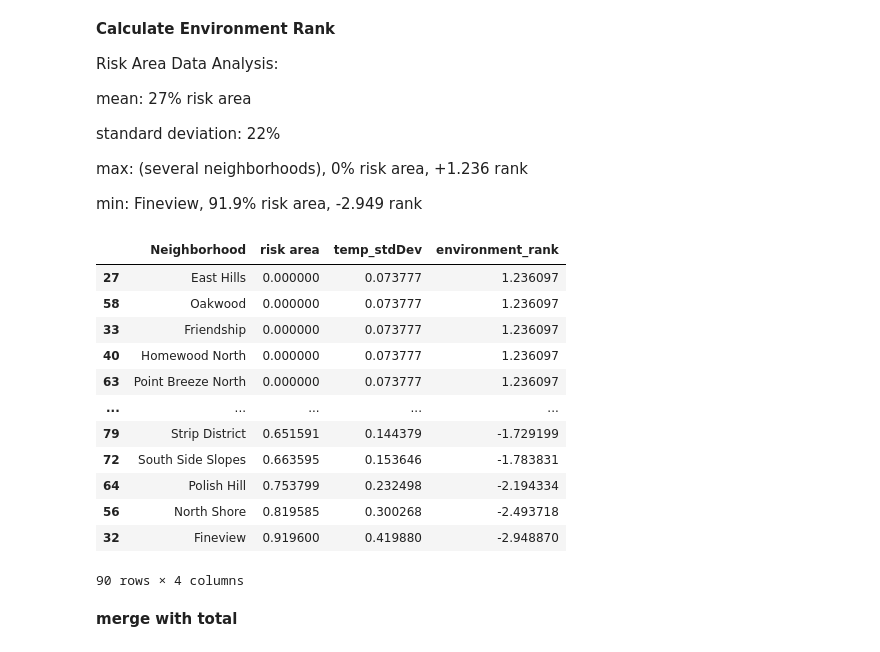
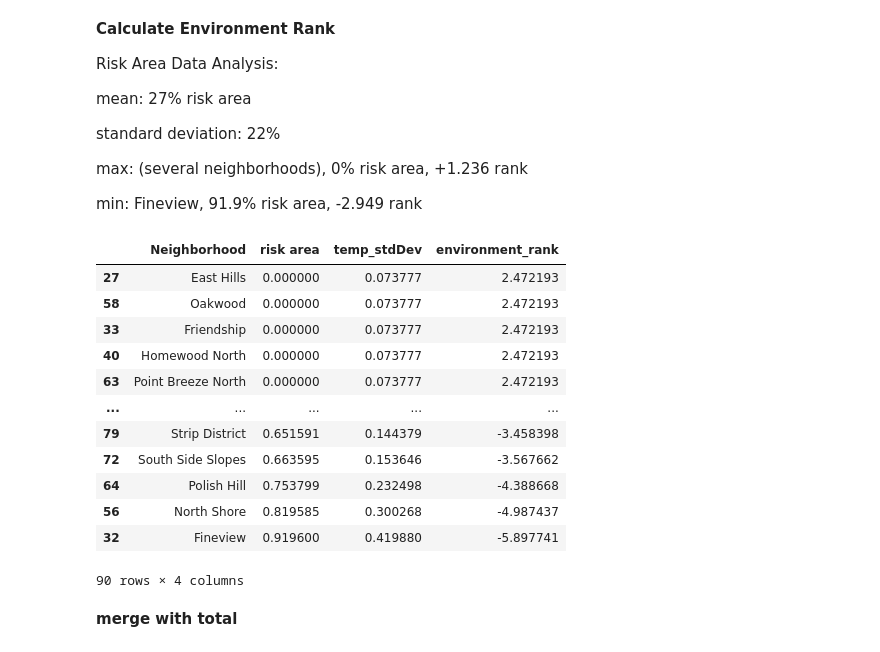
Before and after one commit to blm135/CMPINF0010-Final-Project, a Jupyter notebook: Final-Project.ipynb, the cells around one changed output. Drawn from its saved outputs; the diff is of its cells as text; code cells hidden in the pictures.

```diff
--- a/Final-Project.ipynb
+++ b/Final-Project.ipynb
@@ -337,24 +341,24 @@ min: Fineview, 91.9% risk area, -2.949 rank
 # %%
 env_mean = np.nansum(environment.loc[:, "risk area"]) / num_neighborhoods
 environment["temp_stdDev"] = np.square(environment["risk area"] - env_mean)
 env_stdDev = np.sqrt(np.nansum(environment.loc[:, "temp_stdDev"]) / num_neighborhoods)
 
-environment["environment_rank"] = ((environment["risk area"] - env_mean)/env_stdDev)*-1
+environment["environment_rank"] = ((environment["risk area"] - env_mean)/env_stdDev)*-2
 
 environment.sort_values(by=["environment_rank"], ascending=False)
 # %% [output]
 |  | Neighborhood | risk area | temp_stdDev | environment_rank |
-| 27 | East Hills | 0.000000 | 0.073777 | 1.236097 |
-| 58 | Oakwood | 0.000000 | 0.073777 | 1.236097 |
-| 33 | Friendship | 0.000000 | 0.073777 | 1.236097 |
-| 40 | Homewood North | 0.000000 | 0.073777 | 1.236097 |
-| 63 | Point Breeze North | 0.000000 | 0.073777 | 1.236097 |
+| 27 | East Hills | 0.000000 | 0.073777 | 2.472193 |
+| 58 | Oakwood | 0.000000 | 0.073777 | 2.472193 |
+| 33 | Friendship | 0.000000 | 0.073777 | 2.472193 |
+| 40 | Homewood North | 0.000000 | 0.073777 | 2.472193 |
+| 63 | Point Breeze North | 0.000000 | 0.073777 | 2.472193 |
 | ... | ... | ... | ... | ... |
-| 79 | Strip District | 0.651591 | 0.144379 | -1.729199 |
-| 72 | South Side Slopes | 0.663595 | 0.153646 | -1.783831 |
-| 64 | Polish Hill | 0.753799 | 0.232498 | -2.194334 |
-| 56 | North Shore | 0.819585 | 0.300268 | -2.493718 |
-| 32 | Fineview | 0.919600 | 0.419880 | -2.948870 |
+| 79 | Strip District | 0.651591 | 0.144379 | -3.458398 |
+| 72 | South Side Slopes | 0.663595 | 0.153646 | -3.567662 |
+| 64 | Polish Hill | 0.753799 | 0.232498 | -4.388668 |
+| 56 | North Shore | 0.819585 | 0.300268 | -4.987437 |
+| 32 | Fineview | 0.919600 | 0.419880 | -5.897741 |
 90 rows × 4 columns
 # %%
 environment = environment.filter(["Neighborhood", "environment_rank"])
```
Also changed, not shown: parts of 7 cells of this notebook.
